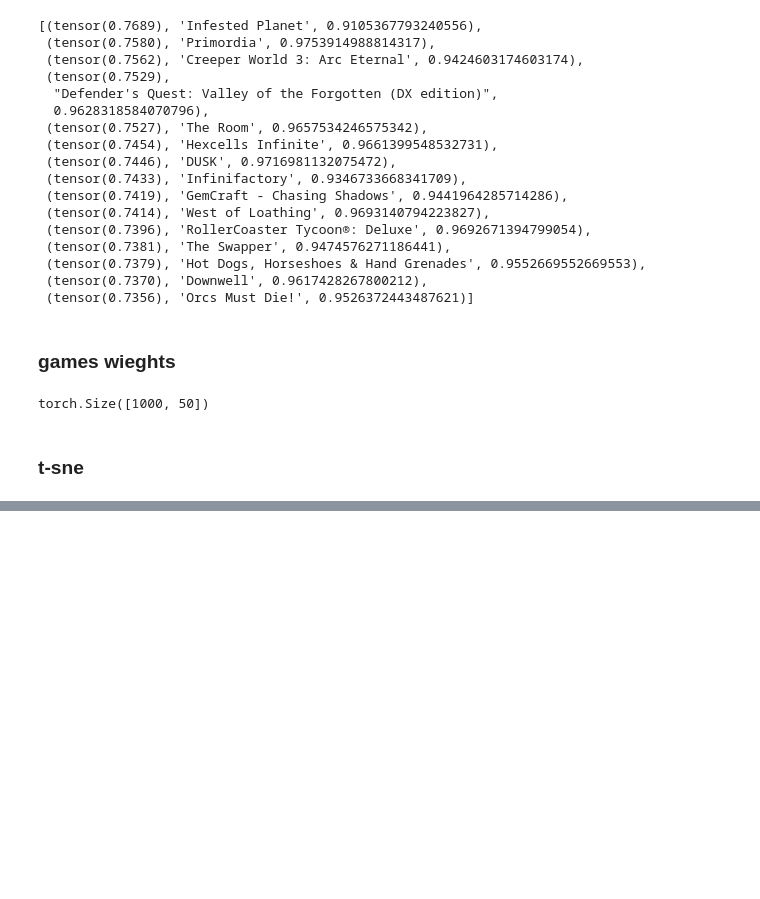
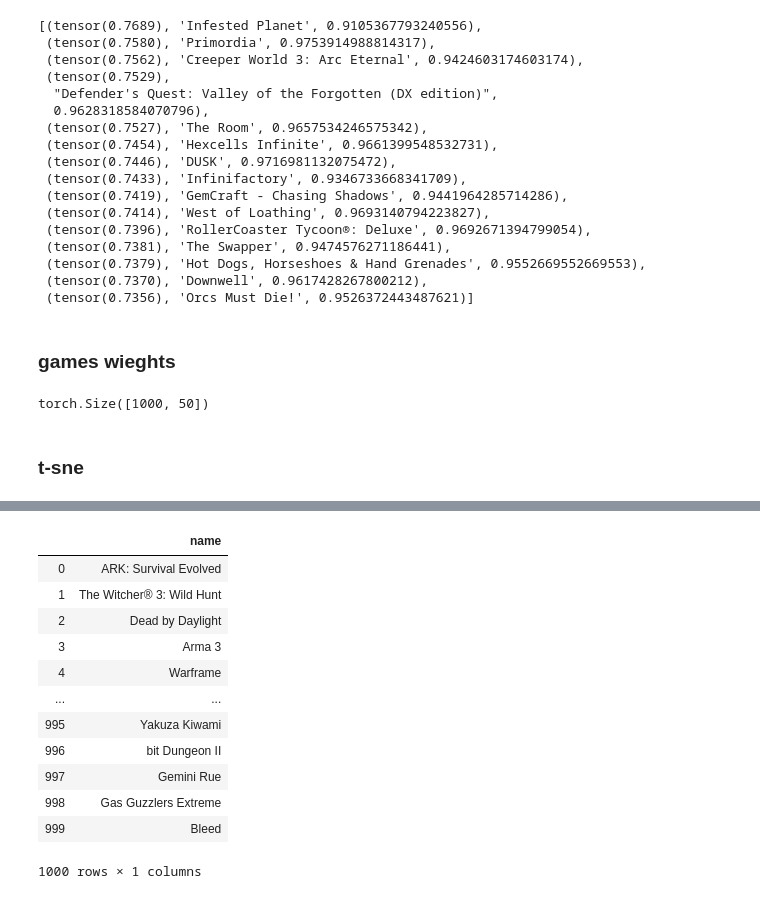
Before and after one commit to gsajko/steam-reviews, a Jupyter notebook: games-embeddings-tsne.ipynb, the cells around one changed output, grey strips where cells are left out. Cells and saved outputs as stored; diff of their text form; code cells hidden in the pictures; blank space fills up the shorter version.

```diff
--- a/games-embeddings-tsne.ipynb
+++ b/games-embeddings-tsne.ipynb
@@ -176,0 +278,19 @@ torch.Size([1000, 50])
+# %%
+df = pd.DataFrame(games_most_reviews)
+df.columns = ["name"]
+# %%
+df
+# %% [output]
+|  | name |
+| 0 | ARK: Survival Evolved |
+| 1 | The Witcher® 3: Wild Hunt |
+| 2 | Dead by Daylight |
+| 3 | Arma 3 |
+| 4 | Warframe |
+| ... | ... |
+| 995 | Yakuza Kiwami |
+| 996 | bit Dungeon II |
+| 997 | Gemini Rue |
+| 998 | Gas Guzzlers Extreme |
+| 999 | Bleed |
+1000 rows × 1 columns
```
Also changed, not shown: parts of 18 cells of this notebook.
